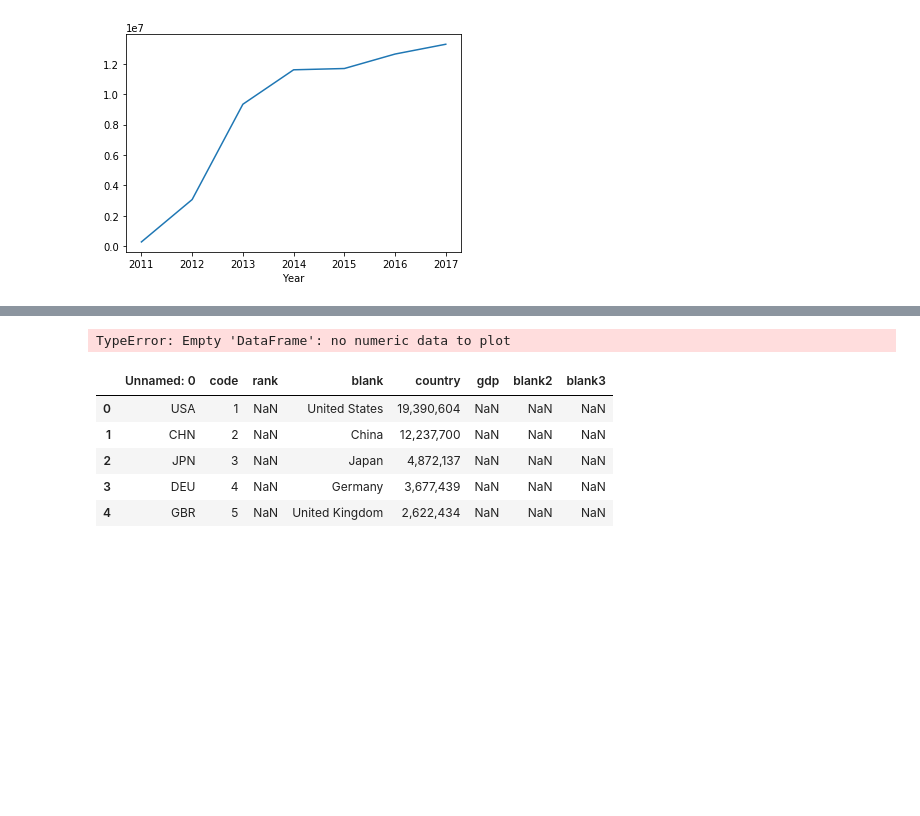
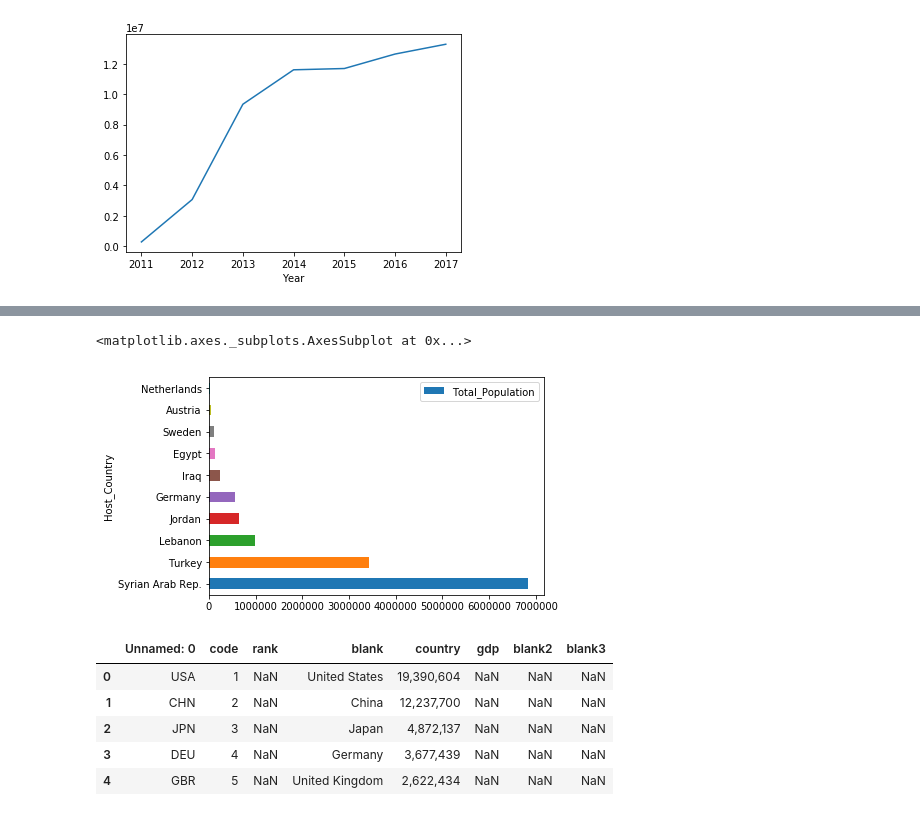
Before and after one commit to mattrehbein/data_studio, a Jupyter notebook: code/02-project/02-Syrian Refugees.ipynb, the cells around one changed output, grey strips where cells are left out. Cells and saved outputs as stored; diff of their text form; code cells hidden in the pictures; blank space fills up the shorter version.

```diff
--- a/code/02-project/02-Syrian Refugees.ipynb
+++ b/code/02-project/02-Syrian Refugees.ipynb
@@ -95,7 +108,8 @@ top_ten = last_year.sort_values(by='Total_Population', ascending=False).head(10)
 # %%
-top_ten.plot(kind='barh', x='Total_Population', y='Host_Country')
+top_ten.plot(kind='barh', x='Host_Country', y='Total_Population')
 # %% [output]
-TypeError: Empty 'DataFrame': no numeric data to plot
+<matplotlib.axes._subplots.AxesSubplot at 0x...>
+[figure, added]
 # %%
 df2 = pd.read_csv("GDP_CLEANED.csv", encoding="latin-1")
 # %%
```
Also changed, not shown: parts of 2 cells of this notebook, 5 other files.
